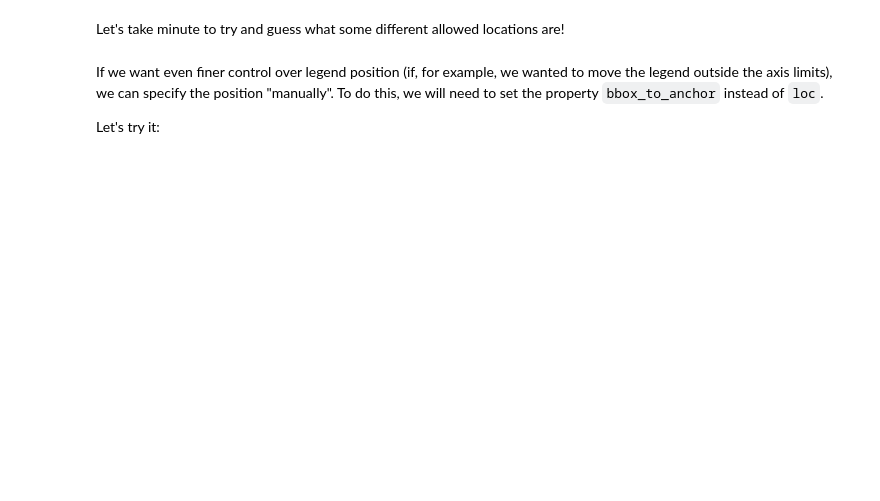
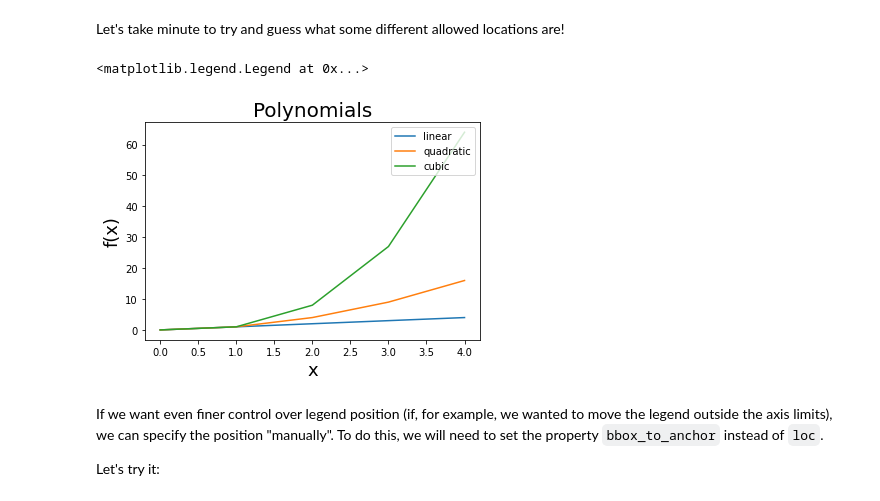
Before and after one commit to cjhoang/PythonTutorials, a Jupyter notebook: tutorial012-Plotting-Matplotlib-Introduction.ipynb, the cells around one changed output. Drawn from its saved outputs; the diff is of its cells as text; code cells hidden in the pictures; blank space fills up the shorter version.

```diff
--- a/tutorial012-Plotting-Matplotlib-Introduction.ipynb
+++ b/tutorial012-Plotting-Matplotlib-Introduction.ipynb
@@ -298,11 +299,16 @@ Let's take minute to try and guess what some different allowed locations are!
 # %%
 plt.plot(my_x, y_lin, label = 'linear');
 plt.plot(my_x, y_quad, label = 'quadratic');
 plt.plot(my_x, y_cube, label = 'cubic');
 
 plt.xlabel('x', fontsize = 18);
 plt.ylabel('f(x)', fontsize = 18);
 plt.title('Polynomials', fontsize = 20,);
+
+plt.legend(loc = 'upper right')
+# %% [output]
+<matplotlib.legend.Legend at 0x...>
+[figure, added]
 # %% [markdown]
 If we want even finer control over legend position (if, for example, we wanted to move the legend outside the axis limits), we can specify the position "manually". To do this, we will need to set the property `bbox_to_anchor` instead of `loc`.
 
```
Also changed, not shown: parts of 4 cells of this notebook.
